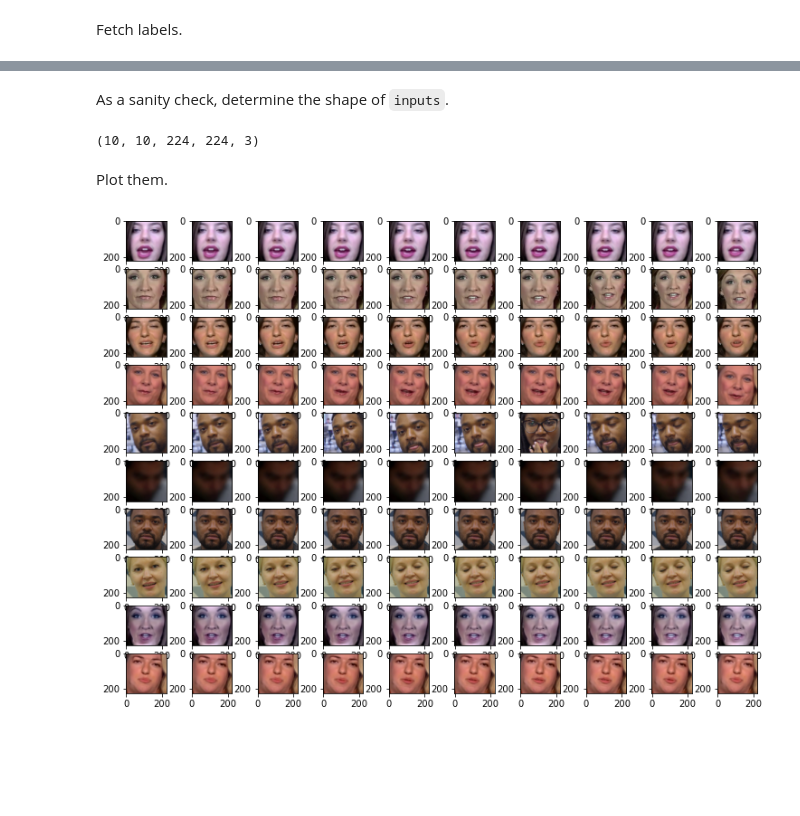
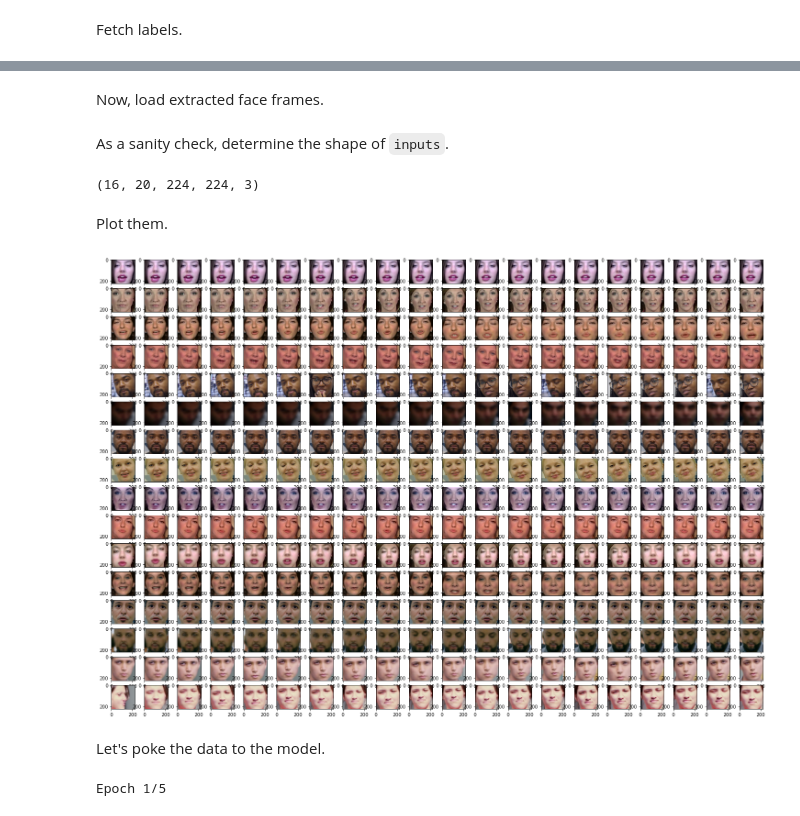
Before and after one commit to hanahs-deepfake-detection/detection-algorithms, a Jupyter notebook: jitter-detection/Jitter Detection.ipynb, the cells around one changed output, grey strips where cells are left out. Saved outputs shown, nothing was run; the diff lists cells and outputs as text; code cells hidden in the pictures; blank space fills up the shorter version.

Commit message:
Add nonfunctional model to notebook

```diff
--- a/jitter-detection/Jitter Detection.ipynb
+++ b/jitter-detection/Jitter Detection.ipynb
@@ -119,17 +69,34 @@ Processing video 599_585.mp4..........
+# %% [markdown]
+Now, load extracted face frames.
+# %%
+f = np.load('../input/inputs.npz')
+inputs = f.f.arr_0
 # %% [markdown]
 As a sanity check, determine the shape of `inputs`.
 # %%
 inputs.shape
 # %% [output]
-(10, 10, 224, 224, 3)
+(16, 20, 224, 224, 3)
 # %% [markdown]
 Plot them.
 # %%
-plt.figure(figsize=(12.8, 9.6))
-for i in range(10):
-    for j in range(10):
-        plt.subplot(10, 10, i * 10 + j + 1)
+plt.figure(figsize=(25.6, 18))
+for i in range(16):
+    for j in range(20):
+        plt.subplot(16, 20, i * 20 + j + 1)
         plt.imshow(cv.cvtColor(inputs[i][j], cv.COLOR_BGR2RGB))
 plt.show()
 # %% [output]
-[figure, old version]
+[figure, new version]
+# %% [markdown]
+Let's poke the data to the model.
+# %%
+epochs = 5
+log_dir = "logs/fit/" + datetime.datetime.now().strftime("%Y%m%d-%H%M%S")
+tensorboard_callback = tf.keras.callbacks.TensorBoard(log_dir=log_dir, histogram_freq=1)
+
+model.fit(
+    inputs, labels, batch_size=4, epochs=epochs, validation_split=0.1, callbacks=[tensorboard_callback]
+)
+# %% [output]
+Epoch 1/5
```
Also changed, not shown: parts of 11 cells of this notebook.
